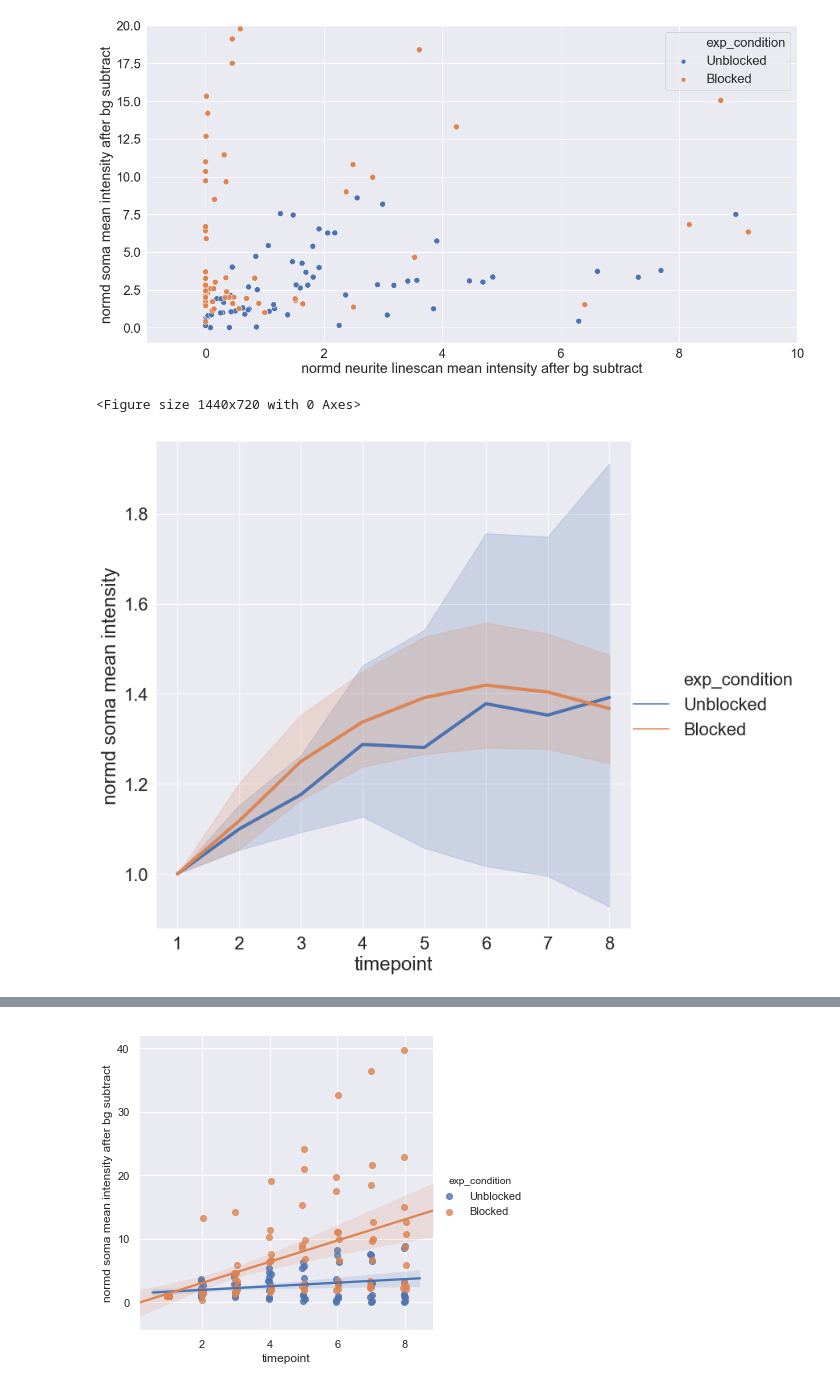
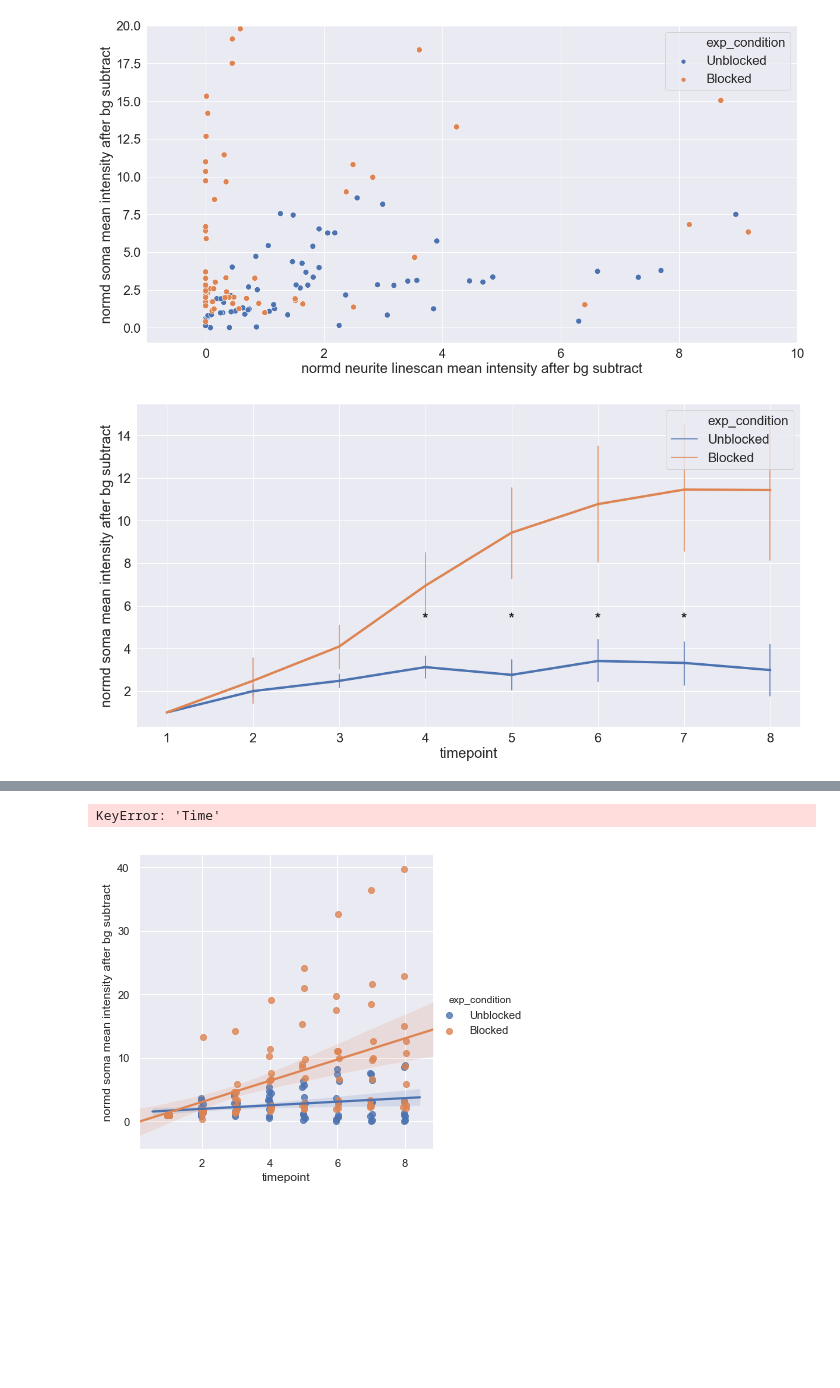
Before and after one commit to taldanko/Image_processing, a Jupyter notebook: TurnoverAnalysis_EpitopeBlocking_LateStain_SynapseStain/Turnover_liveimaging_movingROI_analysis_201903.ipynb, the cells around one changed output, grey strips where cells are left out. Drawn from its saved outputs; the diff is of its cells as text; code cells hidden in the pictures; blank space fills up the shorter version.

```diff
--- a/TurnoverAnalysis_EpitopeBlocking_LateStain_SynapseStain/Turnover_liveimaging_movingROI_analysis_201903.ipynb
+++ b/TurnoverAnalysis_EpitopeBlocking_LateStain_SynapseStain/Turnover_liveimaging_movingROI_analysis_201903.ipynb
@@ -251,38 +261,37 @@ g.set_ylim([-1,20])
 (-1, 20)
 [figure]
 # %%
-y_axis="normd soma mean intensity"
+y_axis="normd soma mean intensity after bg subtract"
 
 df2plot=df[df["timepoint"]<9]
 sns.set(font_scale=2)
 fig=plt.figure(figsize=(20,10))
-g=sns.relplot(x="timepoint", y=y_axis, hue="exp_condition", kind="line", data=df2plot,linewidth=4,
-             height=10);
+g=sns.lineplot(x="timepoint", y=y_axis, hue="exp_condition", data=df2plot,linewidth=4,
+             err_style="bars",ci=68);
 
 counter=0.5
 for timepoint in df_to_plot["timepoint"].unique():
     control=df_to_plot[(df_to_plot["timepoint"]==timepoint)&(df_to_plot["exp_condition"]=="Unblocked")][y_axis]
     blocked=df_to_plot[(df_to_plot["timepoint"]==timepoint)&(df_to_plot["exp_condition"]=="Blocked")][y_axis]
     [stat,pval]=stats.ttest_ind(control, blocked)
     #bonferroni correction, but divide by 2 for directional ttest
     #plot
 
     col='k'
     y=df2plot[y_axis].mean()
     h=0
     x1,x2=counter,counter+1
     if pval<0.001:
         plt.text((x1+x2)*.5, y+h, "***", ha='center', va='bottom', color=col,size=24, weight='bold')
     elif pval<0.01:
         plt.text((x1+x2)*.5, y+h, "**", ha='center', va='bottom', color=col,size=24, weight='bold')
     elif pval<0.05:
         plt.text((x1+x2)*.5, y+h, "*", ha='center', va='bottom', color=col,size=24, weight='bold')
     #else:
      #   plt.text((x1+x2)*.5, y+h, "ns", ha='center', va='bottom', color=col,size=10, weight='bold')
     counter+=1
 # %% [output]
-<Figure size 1440x720 with 0 Axes>
-[figure, old version]
+[figure, new version]
 # %%
 df_to_plot=df[df["timepoint"]<9]
 y_axis="normd soma mean intensity after bg subtract"
@@ -331,6 +340,8 @@ for timepoint in df2plot["timepoint"].unique():
     else:
         plt.text((x1+x2)*.5, y+h, "ns", ha='center', va='bottom', color=col,size=28, weight='bold')
         counter+=1
+# %% [output]
+KeyError: 'Time'
 # %%
 sns.lmplot(x="timepoint", y="normd soma mean intensity after bg subtract", hue="exp_condition",data=df2plot, x_jitter=.05);
 # %% [output]
```
Also changed, not shown: parts of 3 cells of this notebook, 1 other file.
